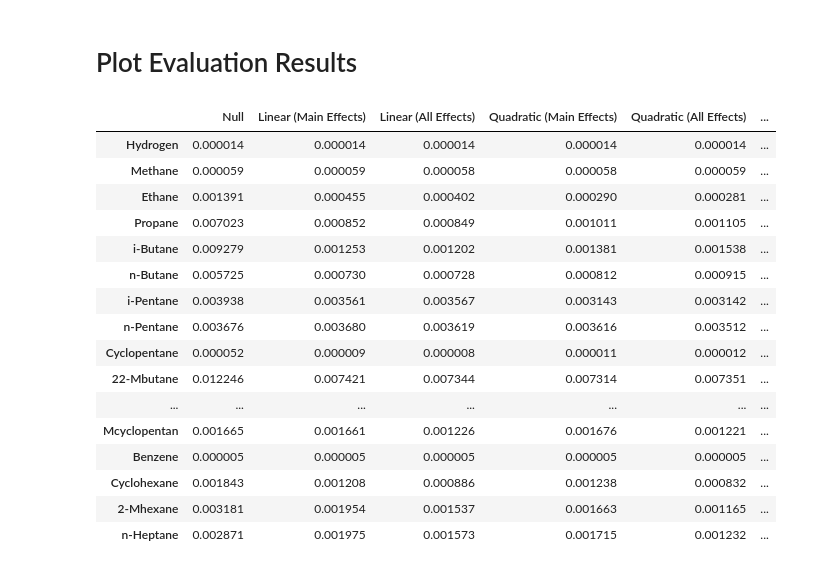
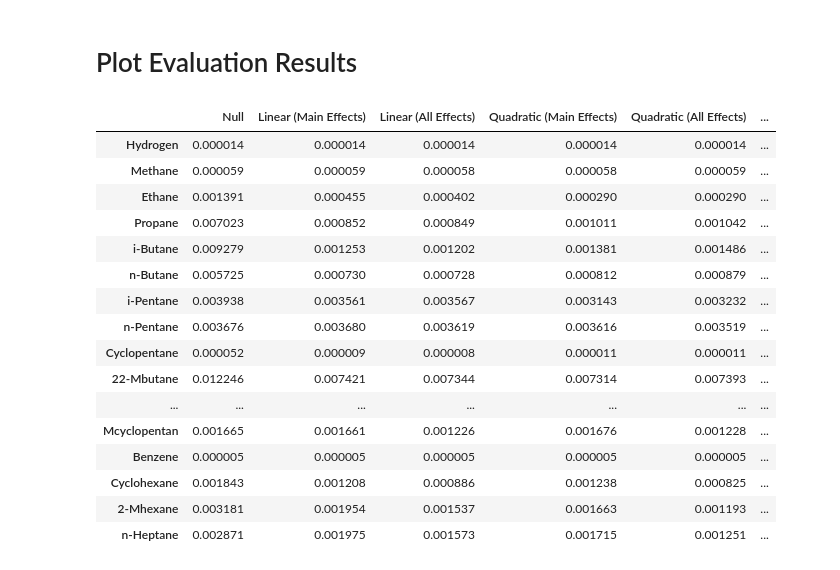
Before and after one commit to KISRDevelopment/iso-exploration, a Jupyter notebook: predict_mass_fractions.ipynb, the cells around one changed output. Saved outputs shown, nothing was run; the diff lists cells and outputs as text; code cells hidden in the pictures.

```diff
--- a/predict_mass_fractions.ipynb
+++ b/predict_mass_fractions.ipynb
@@ -23,31 +23,30 @@ for file in files:
 # %%
 output_cols = model_cfgs[0]['output_cols']
 labels = [l.replace('process_','') for l in output_cols]
 model_names = [m['model']['name'] for m in model_cfgs]
 
 cols = []
 for m in model_cfgs:
     cols.append([m['test_mae_by_output'][c] for c in output_cols])
-cols = np.array(cols)
 
 results_df = pd.DataFrame(data=np.array(cols), columns=labels, index=model_names).T
 results_df
 #means_df = pd.DataFrame(data=np.array(mean_maes).T, columns=model_names, index=labels)
 # %% [output]
 |  | Null | Linear (Main Effects) | Linear (All Effects) | Quadratic (Main Effects) | Quadratic (All Effects) | ... |
 | Hydrogen | 0.000014 | 0.000014 | 0.000014 | 0.000014 | 0.000014 | ... |
 | Methane | 0.000059 | 0.000059 | 0.000058 | 0.000058 | 0.000059 | ... |
-| Ethane | 0.001391 | 0.000455 | 0.000402 | 0.000290 | 0.000281 | ... |
-| Propane | 0.007023 | 0.000852 | 0.000849 | 0.001011 | 0.001105 | ... |
-| i-Butane | 0.009279 | 0.001253 | 0.001202 | 0.001381 | 0.001538 | ... |
-| n-Butane | 0.005725 | 0.000730 | 0.000728 | 0.000812 | 0.000915 | ... |
-| i-Pentane | 0.003938 | 0.003561 | 0.003567 | 0.003143 | 0.003142 | ... |
-| n-Pentane | 0.003676 | 0.003680 | 0.003619 | 0.003616 | 0.003512 | ... |
-| Cyclopentane | 0.000052 | 0.000009 | 0.000008 | 0.000011 | 0.000012 | ... |
-| 22-Mbutane | 0.012246 | 0.007421 | 0.007344 | 0.007314 | 0.007351 | ... |
+| Ethane | 0.001391 | 0.000455 | 0.000402 | 0.000290 | 0.000290 | ... |
+| Propane | 0.007023 | 0.000852 | 0.000849 | 0.001011 | 0.001042 | ... |
+| i-Butane | 0.009279 | 0.001253 | 0.001202 | 0.001381 | 0.001486 | ... |
+| n-Butane | 0.005725 | 0.000730 | 0.000728 | 0.000812 | 0.000879 | ... |
+| i-Pentane | 0.003938 | 0.003561 | 0.003567 | 0.003143 | 0.003232 | ... |
+| n-Pentane | 0.003676 | 0.003680 | 0.003619 | 0.003616 | 0.003519 | ... |
+| Cyclopentane | 0.000052 | 0.000009 | 0.000008 | 0.000011 | 0.000011 | ... |
+| 22-Mbutane | 0.012246 | 0.007421 | 0.007344 | 0.007314 | 0.007393 | ... |
 | ... | ... | ... | ... | ... | ... | ... |
-| Mcyclopentan | 0.001665 | 0.001661 | 0.001226 | 0.001676 | 0.001221 | ... |
+| Mcyclopentan | 0.001665 | 0.001661 | 0.001226 | 0.001676 | 0.001228 | ... |
 | Benzene | 0.000005 | 0.000005 | 0.000005 | 0.000005 | 0.000005 | ... |
-| Cyclohexane | 0.001843 | 0.001208 | 0.000886 | 0.001238 | 0.000832 | ... |
-| 2-Mhexane | 0.003181 | 0.001954 | 0.001537 | 0.001663 | 0.001165 | ... |
-| n-Heptane | 0.002871 | 0.001975 | 0.001573 | 0.001715 | 0.001232 | ... |
+| Cyclohexane | 0.001843 | 0.001208 | 0.000886 | 0.001238 | 0.000825 | ... |
+| 2-Mhexane | 0.003181 | 0.001954 | 0.001537 | 0.001663 | 0.001193 | ... |
+| n-Heptane | 0.002871 | 0.001975 | 0.001573 | 0.001715 | 0.001251 | ... |
```
Also changed, not shown: parts of 4 cells of this notebook, 5 other files.
